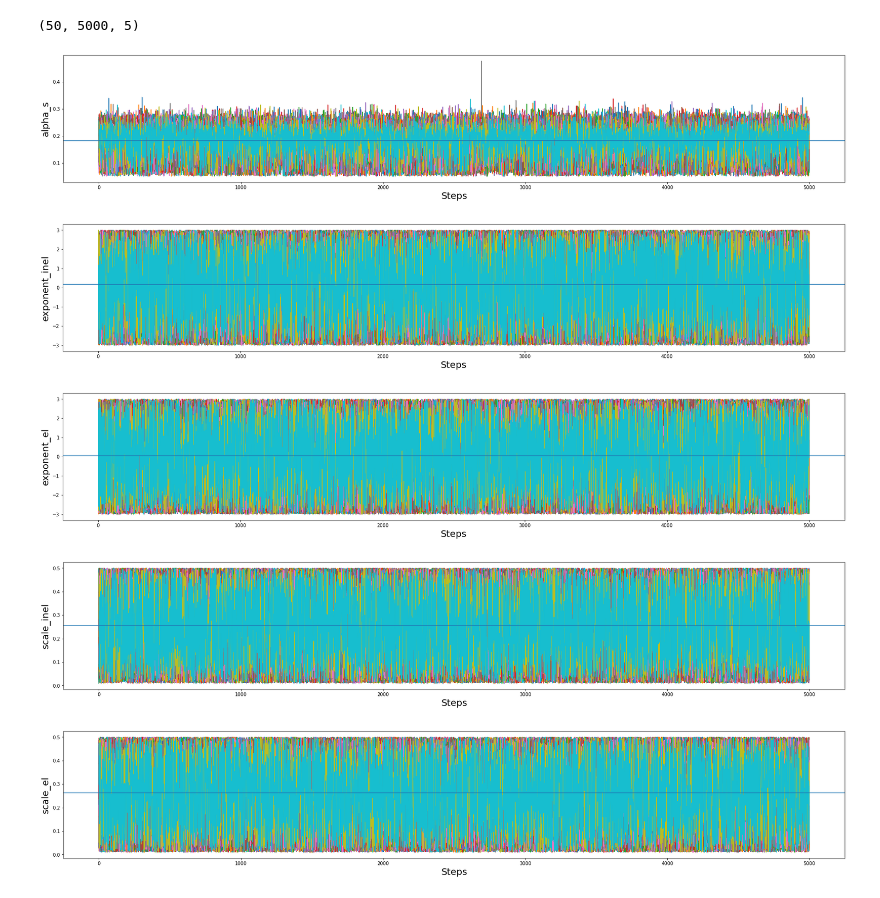
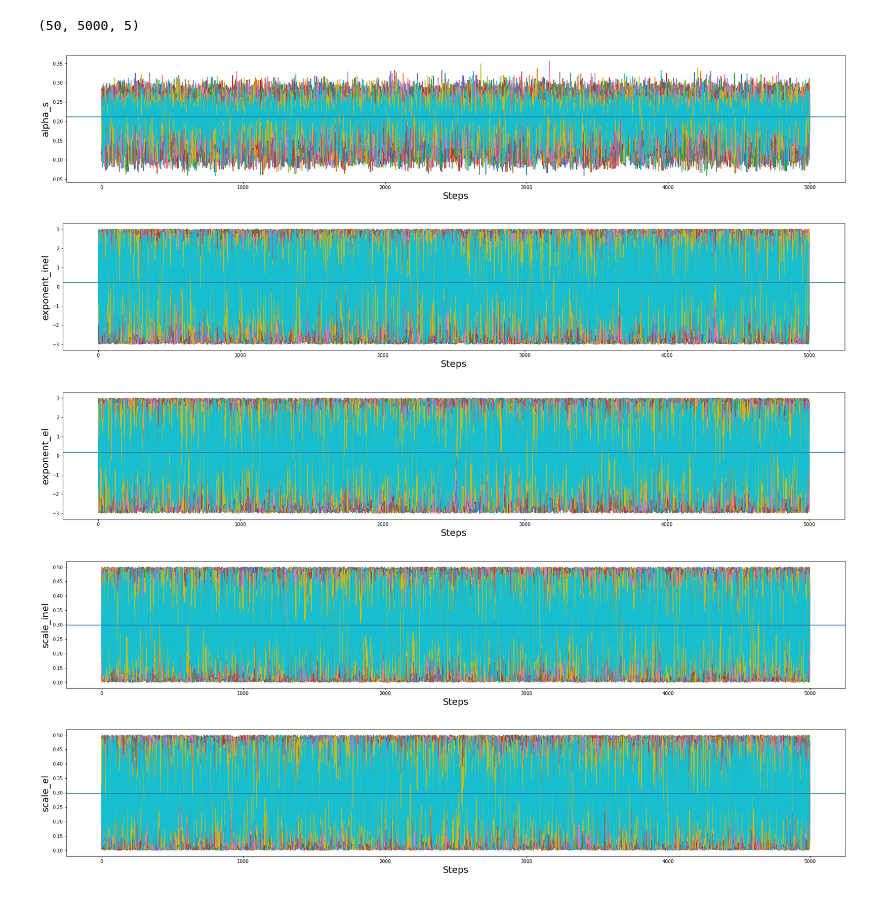
Before and after one commit to j-f-paquet/parton_energy_loss_qcd_bjorken, a Jupyter notebook: 5-parameter-estimation-LHSGP.ipynb, the cells around one changed output. Saved outputs shown, nothing was run; the diff lists cells and outputs as text; code cells hidden in the pictures.

Commit message:
Changing truth values and rerunning

```diff
--- a/5-parameter-estimation-LHSGP.ipynb
+++ b/5-parameter-estimation-LHSGP.ipynb
@@ -32,8 +32,8 @@ simulation=run_simple_energy_loss.run_simulation
 
 pT_range = (1, 10, 10) # Compute more observable than needed to avoid boundary unstabilities.
 pT_obs = [3, 5, 7] # p_T Observables we will use for the analysis
-prior_ranges= {'alpha_s':(0.05,0.5), 'exponent_inel':(-3,3), 'exponent_el':(-3,3),'scale_inel':(0.01,0.5), 'scale_el':(0.01,0.5)}
-true_values= {'alpha_s': 0.2, 'exponent_inel': -1, 'exponent_el': 1, 'scale_inel':0.2, 'scale_el':0.2}
+prior_ranges= {'alpha_s':(0.05,0.5), 'exponent_inel':(-3,3), 'exponent_el':(-3,3),'scale_inel':(0.1,0.5), 'scale_el':(0.1,0.5)}
+true_values= {'alpha_s': 0.2, 'exponent_inel': -1, 'exponent_el': 1, 'scale_inel': 0.3, 'scale_el': 0.3}
 
 mean_values= {'alpha_s': 0.19, 'exponent_inel': 0.06, 'exponent_el': 0, 'scale_inel':0.24, 'scale_el':0.27}
 meanslhsgp = np.array([mean_values['alpha_s'],  mean_values['exponent_inel'],
@@ -507,19 +499,20 @@ walker_chain=np.load('walker_chain.npy')
 # %%
+names=list(prior_ranges.keys())
 sample_steps = np.arange(0,walker_chain.shape[1])
 for p, param in enumerate(names):
     fig, ax = plt.subplots(figsize=(30,5))
     for ch in range(0,walker_chain.shape[0]):
         ax.plot(sample_steps, walker_chain[ch,:,p].flatten(), label=f'chain {ch}')
 
     ax.axhline(y=np.mean(walker_chain[:,:,p]))
     ax.set_xlabel('Steps', fontsize = 20)
     ax.set_ylabel(f'{param}', fontsize = 20)
     #ax.legend()
 
 plt.show()
 # %% [output]
-[figure, old version]
+[figure, new version]
-[figure, old version]
+[figure, new version]
-[figure, old version]
+[figure, new version]
-[figure, old version]
+[figure, new version]
-[figure, old version]
+[figure, new version]
```
Also changed, not shown: parts of 19 cells of this notebook.
